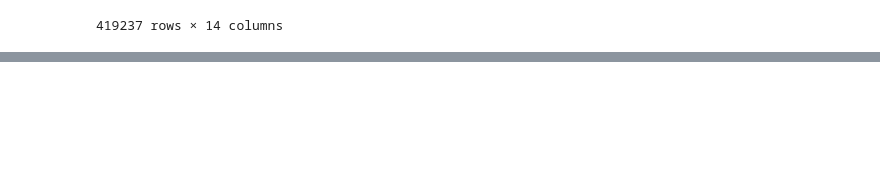
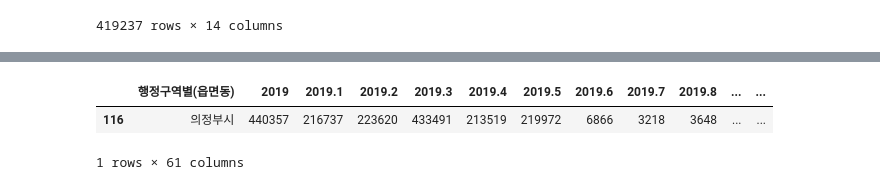
Before and after one commit to HyeshinLim/python_with_lksee, a Jupyter notebook: miniproject_지역화폐.ipynb, the cells around one changed output, grey strips where cells are left out. Saved outputs shown, nothing was run; the diff lists cells and outputs as text; code cells hidden in the pictures; blank space fills up the shorter version.

```diff
--- a/miniproject_지역화폐.ipynb
+++ b/miniproject_지역화폐.ipynb
@@ -20,0 +172,8 @@ local_m
+# %%
+population = pd.read_csv("datas/인구'19-'21.csv", encoding='CP949', low_memory=False)
+# %%
+population[population['행정구역별(읍면동)']=='의정부시']
+# %% [output]
+|  | 행정구역별(읍면동) | 2019 | 2019.1 | 2019.2 | 2019.3 | 2019.4 | 2019.5 | 2019.6 | 2019.7 | 2019.8 | ... | ... |
+| 116 | 의정부시 | 440357 | 216737 | 223620 | 433491 | 213519 | 219972 | 6866 | 3218 | 3648 | ... | ... |
+1 rows × 61 columns
```
Also changed, not shown: parts of 16 cells of this notebook, 2 other files.
